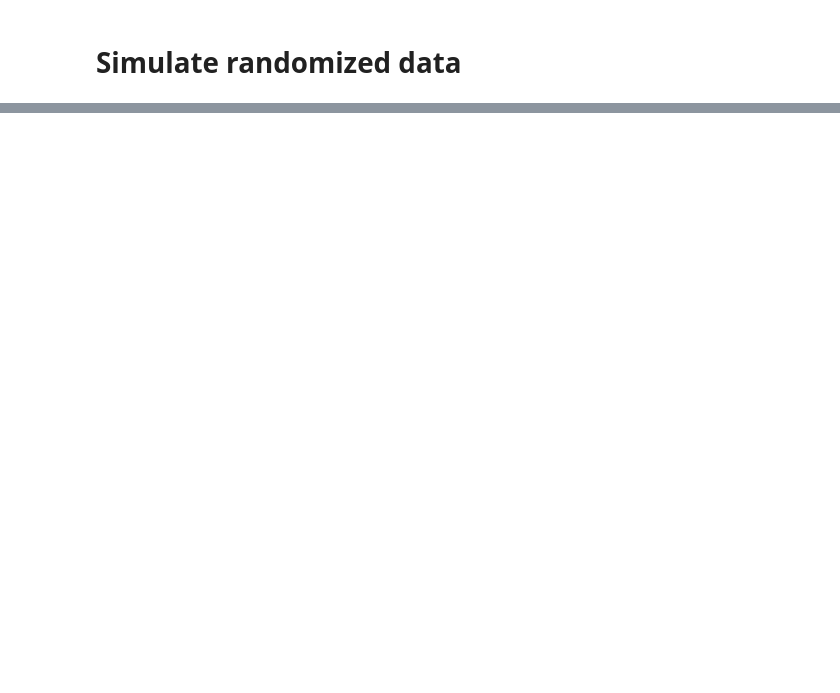
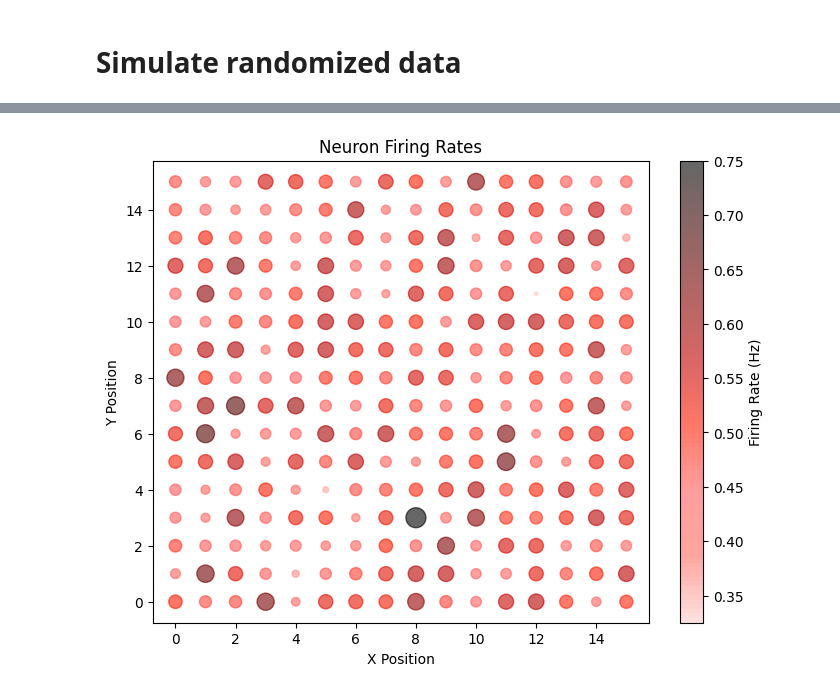
Before and after one commit to braingeneers/midbrain_parkinsons, a Jupyter notebook: dev/other/thomas/thesis/synthetic_data.ipynb, the cells around one changed output, grey strips where cells are left out. Cells and saved outputs as stored; diff of their text form; code cells hidden in the pictures; blank space fills up the shorter version.

```diff
--- a/dev/other/thomas/thesis/synthetic_data.ipynb
+++ b/dev/other/thomas/thesis/synthetic_data.ipynb
@@ -45,0 +78,42 @@ TypeError: object of type 'generator' has no len()
+# %%
+def calculate_mean_firing_rates(spike_data):
+    mean_firing_rates = []
+    for neuron_spikes in spike_data.train:
+        num_spikes = len(neuron_spikes)
+        time_duration = spike_data.length / 1000  # Assuming spike times are in milliseconds
+        firing_rate = num_spikes / time_duration
+        mean_firing_rates.append(firing_rate)
+
+    return np.array(mean_firing_rates)
+
+# Custom colormap from pale red/pink to dark red/black
+colors = ["#ffcccb", "#ff6961", "#ff5c5c", "#ff1c00", "#bf0000", "#800000", "#400000", "#000000"]
+cmap_name = "custom_red_black"
+n_bins = 100  # More bins will give us a finer gradient
+cm = LinearSegmentedColormap.from_list(cmap_name, colors, N=n_bins)
+
+def firing_plotter(sd):
+    firing_rates = calculate_mean_firing_rates(sd)
+    neuron_x, neuron_y = [], []
+
+    # Extract neuron positions
+    for i, neuron in sd.neuron_data['positions'].items():
+        neuron_x.append(neuron['position'][0])
+        neuron_y.append(neuron['position'][1])
+
+    # Adjust size scaling for more variance
+    min_rate, max_rate = np.min(firing_rates), np.max(firing_rates)
+    sizes = ((firing_rates - min_rate) / (max_rate - min_rate) * 300) + 10  # Normalize and scale
+
+    plt.figure(figsize=(8, 6))
+    # scatter = plt.scatter(neuron_x, neuron_y, s=sizes/1.5, c=firing_rates, alpha=0.6, cmap=cm)
+    scatter = plt.scatter(neuron_x, neuron_y, s=sizes/1.5, c=firing_rates, alpha=0.6, cmap=cm)
+    plt.title("Neuron Firing Rates")
+    plt.xlabel("X Position")
+    plt.ylabel("Y Position")
+    plt.colorbar(scatter, label='Firing Rate (Hz)')
+    plt.show()
+# %%
+firing_plotter(spike_data)
+# %% [output]
+[figure, added]
```
Also changed, not shown: parts of 7 cells of this notebook.
